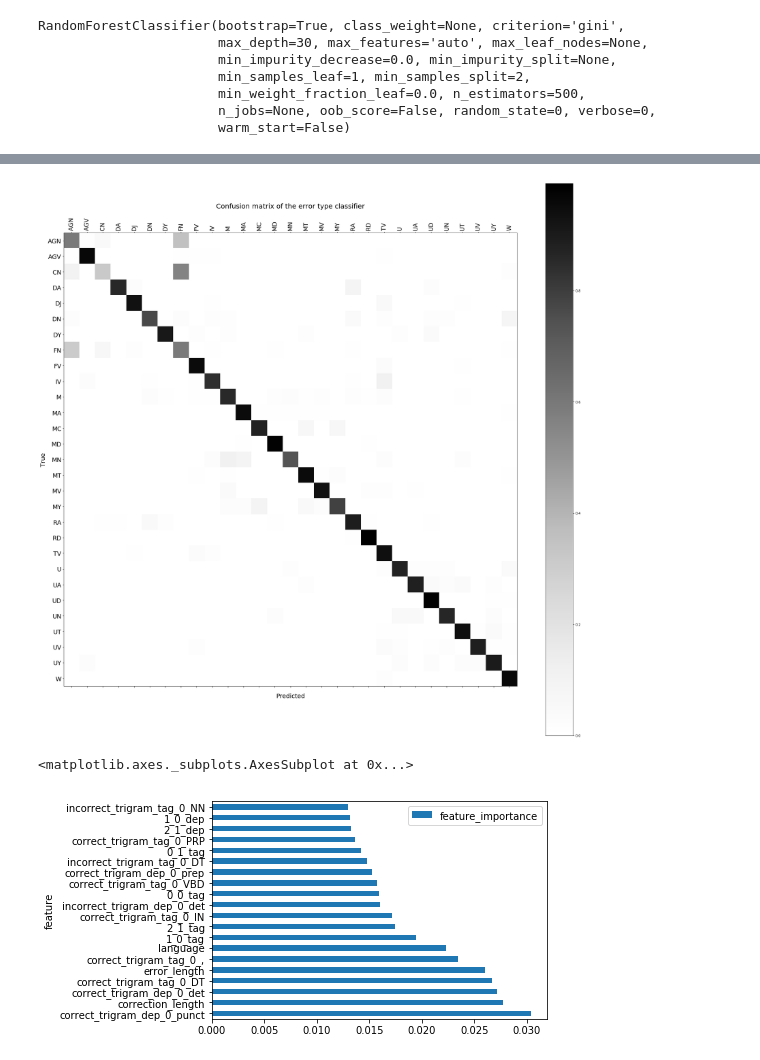
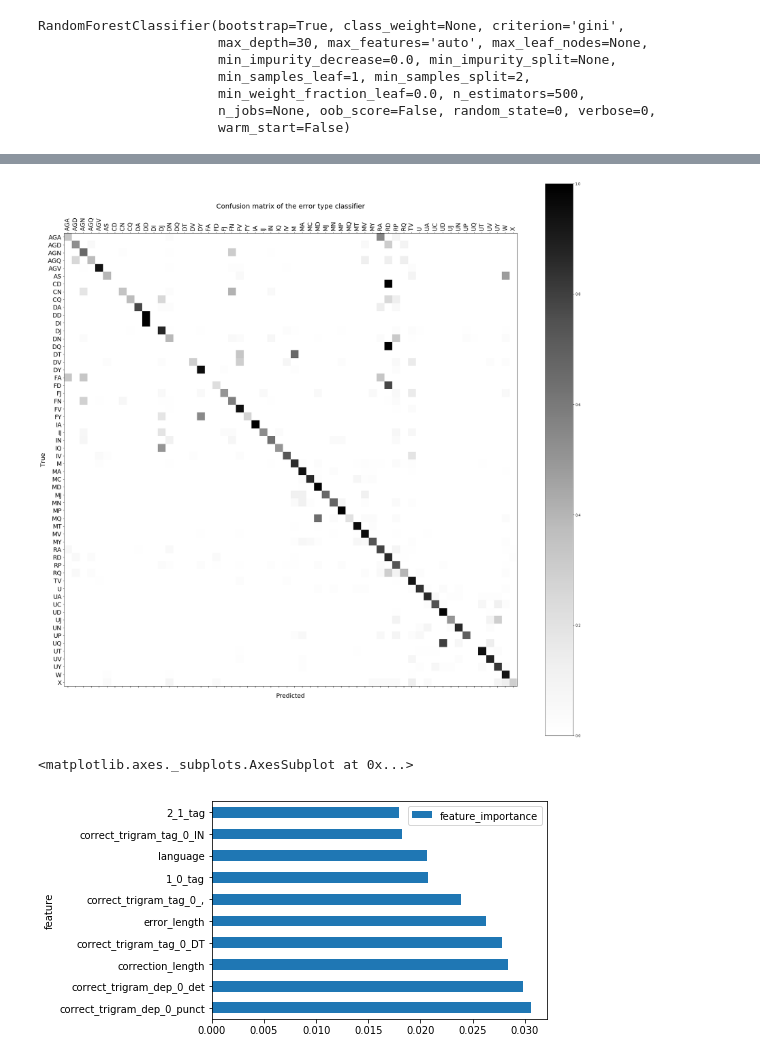
Before and after one commit to leticiawanderley/cmput664, a Jupyter notebook: Error type classification - Random Forest.ipynb, the cells around one changed output, grey strips where cells are left out. Drawn from its saved outputs; the diff is of its cells as text; code cells hidden in the pictures.

Commit message:
Rerun error prediction analysis with structural errors

```diff
--- a/Error type classification - Random Forest.ipynb
+++ b/Error type classification - Random Forest.ipynb
@@ -80,20 +54,18 @@ y = df['error_type']
 tag_comparison_columns = ['0_0_tag', '0_1_tag', '0_2_tag', '1_0_tag', '1_1_tag', '1_2_tag',
                           '2_0_tag', '2_1_tag', '2_2_tag', '0_0_dep', '0_1_dep', '0_2_dep',
                           '1_0_dep', '1_1_dep', '1_2_dep', '2_0_dep', '2_1_dep', '2_2_dep']
-
 error_related_columns = ['error_length'] + list(i_first_pos) + list(i_second_pos) +\
                          list(i_third_pos) + list(i_first_dep) + list(i_second_dep) +\
                          list(i_third_dep)
-
 correction_related_columns = ['correction_length'] + list(c_first_pos) + list(c_second_pos) +\
                              list(c_third_pos) + list(c_first_dep) + list(c_second_dep) +\
                              list(c_third_dep)
 
+features = error_related_columns + correction_related_columns +\
+           tag_comparison_columns + ['language']
 x_train, x_test, y_train, y_test = train_test_split(df, y, test_size=0.2)
-fit_data = x_train[error_related_columns + correction_related_columns +
-           tag_comparison_columns + ['language']]
-test_data = x_test[error_related_columns + correction_related_columns +
-           tag_comparison_columns + ['language']]
+fit_data = x_train[features]
+test_data = x_test[features]
 # %%
 clf = RandomForestClassifier(n_estimators=500, max_depth=30, random_state=0)
 clf.fit(fit_data, y_train)
@@ -153,14 +125,14 @@ build_matrix(real_y_spanish, predicted_y_spanish) #Spanish
 # %%
 build_matrix(y_test, predictions)
 # %% [output]
-[figure, old version]
+[figure, new version]
 # %%
 importances = pd.DataFrame({'feature': list(fit_data), 'feature_importance': clf.feature_importances_})
 importances = importances.set_index('feature')
 # %%
 importances = importances.sort_values(by=['feature_importance'], ascending=False)
-top_10 = importances[:20]
+top_10 = importances[:10]
 top_10.plot(kind='barh')
 # %% [output]
 <matplotlib.axes._subplots.AxesSubplot at 0x...>
-[figure, old version]
+[figure, new version]
```
Also changed, not shown: parts of 5 cells of this notebook, 2 other files.
